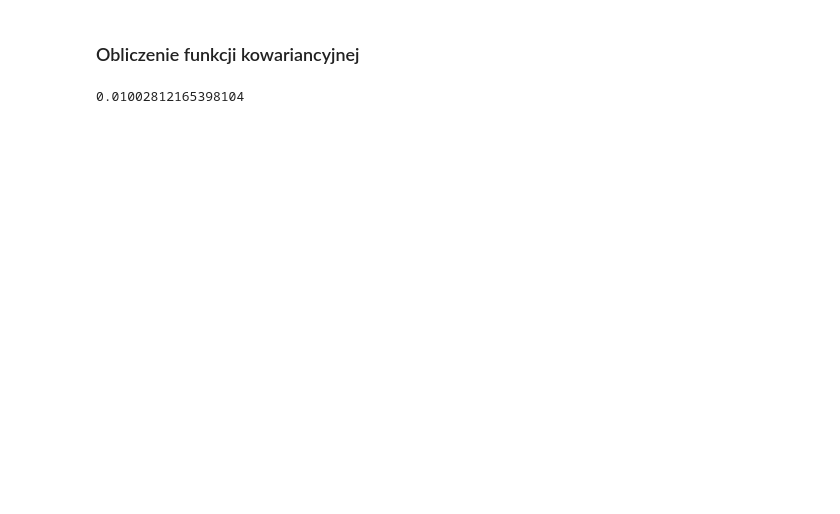
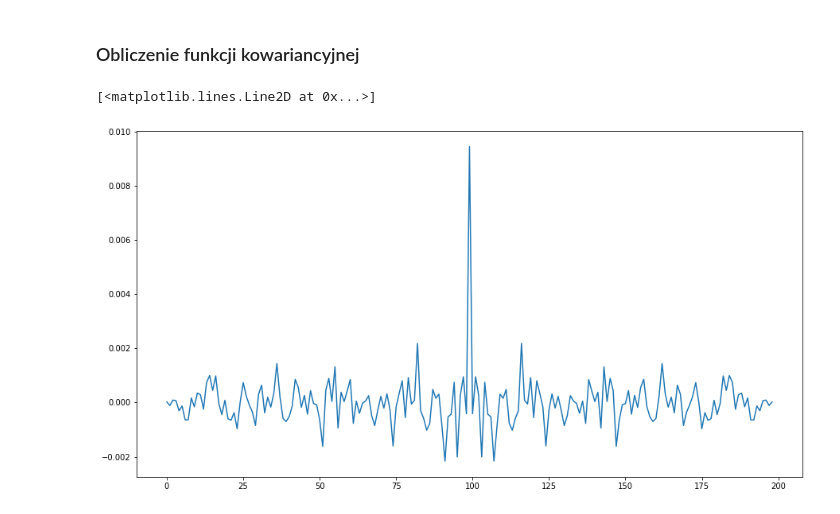
Before and after one commit to MaciejSzerwinski/Stochastic_Process, a Jupyter notebook: main.ipynb, the cells around one changed output. Drawn from its saved outputs; the diff is of its cells as text; code cells hidden in the pictures; blank space fills up the shorter version.

Commit message:
adding covariante function good

```diff
--- a/main.ipynb
+++ b/main.ipynb
@@ -121,7 +152,14 @@ print(variance)
 # %% [markdown]
 ### Obliczenie funkcji kowariancyjnej
-# %%
-covariance_function = np.cov(samples, bias=True)
-print(covariance_function)
-# %% [output]
-0.01002812165398104
+# %%
+# Subtitute DC component noise signal from samples
+subtitute_mu_value = samples - mu
+# Compute covariance function
+cov = np.correlate(subtitute_mu_value, subtitute_mu_value, mode='full') / num_samples
+
+# Plot covariance function
+plt.figure(figsize=(15,8))
+plt.plot(cov)
+# %% [output]
+[<matplotlib.lines.Line2D at 0x...>]
+[figure, added]
```
Also changed, not shown: parts of 7 cells of this notebook.
